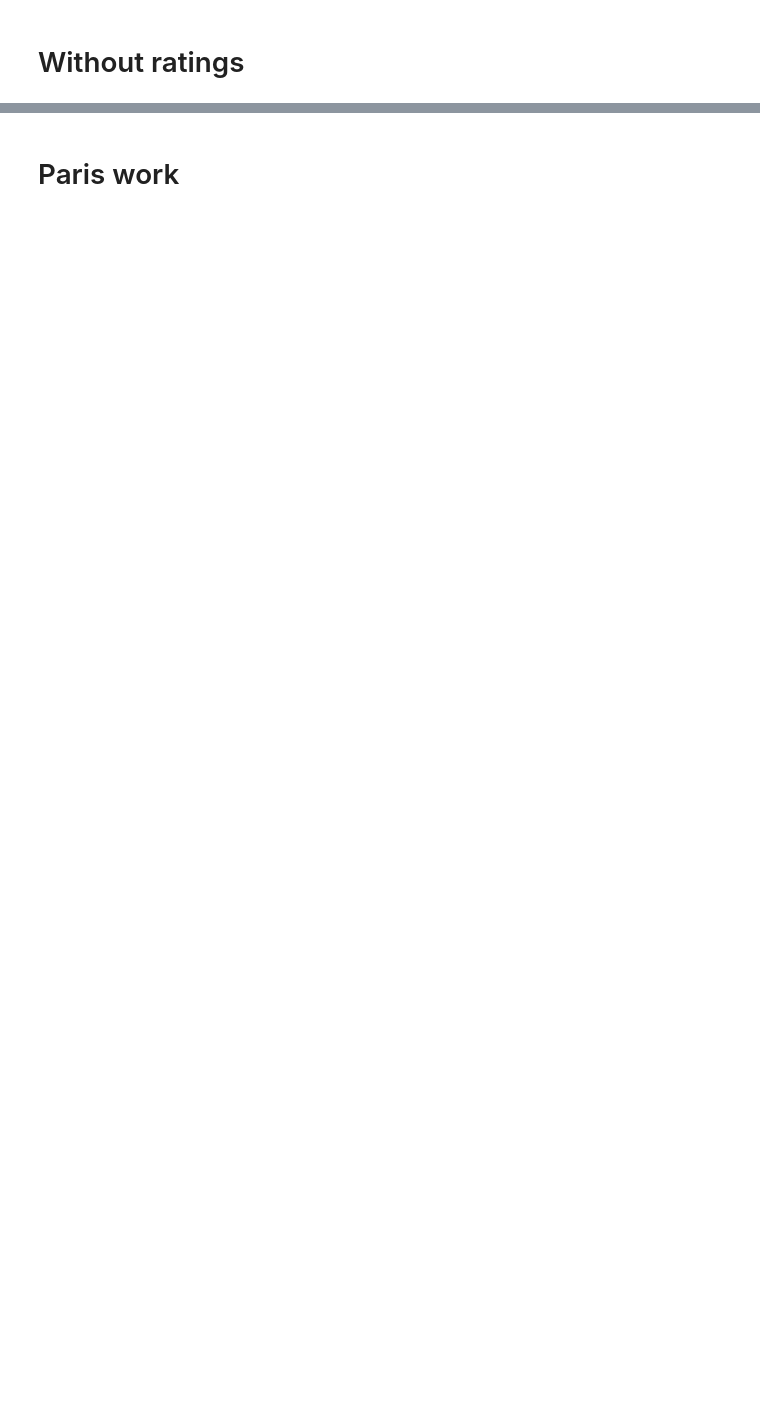
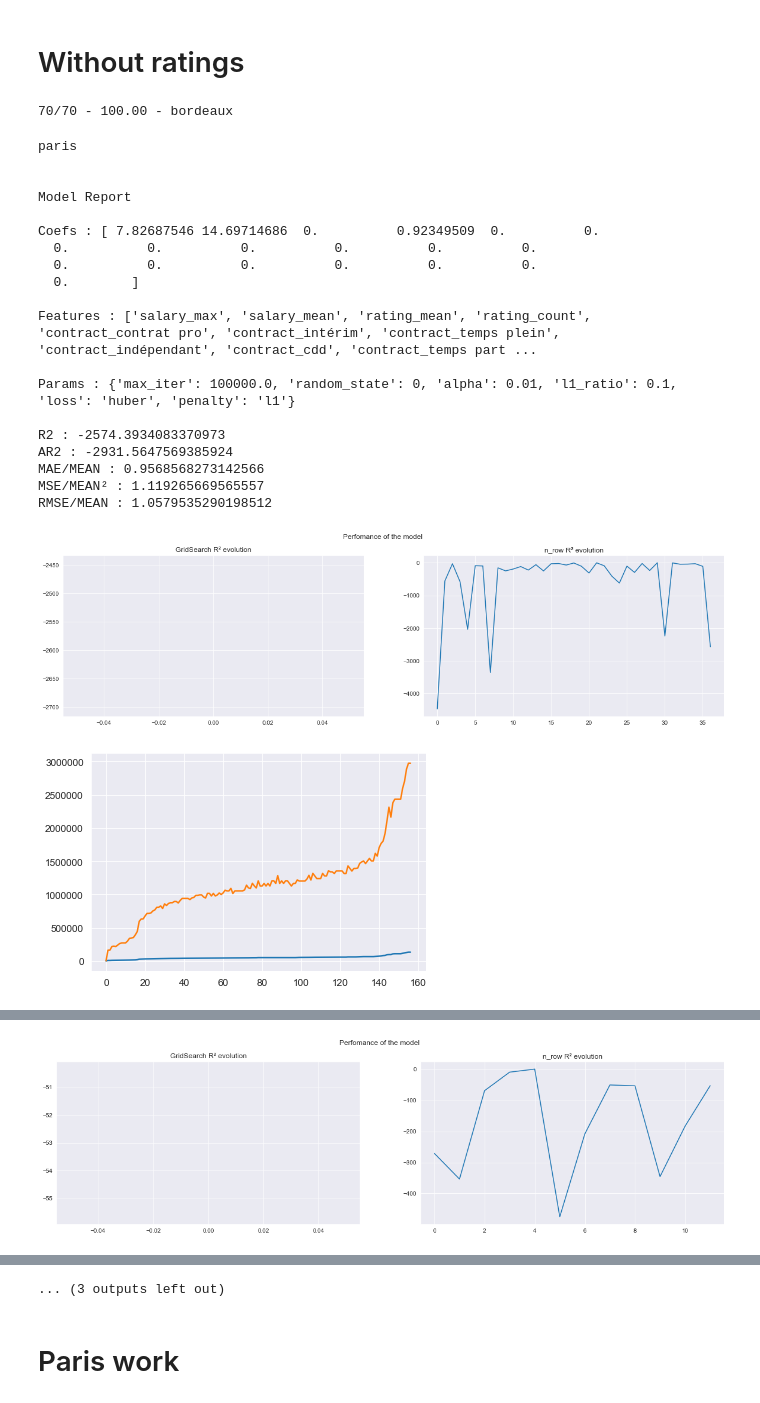
Before and after one commit to Simplon-Nancy-3/indeed, a Jupyter notebook: sgd_model.ipynb, the cells around one changed output, grey strips where cells are left out. Cells and saved outputs as stored; diff of their text form; code cells hidden in the pictures; blank space fills up the shorter version.

```diff
--- a/sgd_model.ipynb
+++ b/sgd_model.ipynb
@@ -242,2 +322,39 @@ for key, value in data.items():
 # %% [markdown]
 # Without ratings
+# %%
+list(df.columns[3:14]) + list(df.columns[18:])
+for key, value in data.items():
+    clear_output(wait=True)
+    params, grid_metrics = multi_search(PARAMS, value['X_train'], value['X_test'], value['y_train'], value['y_test'], features, msg=key)
+    n_row_metrics, coefs = n_row_search(params, value['X_train'], value['X_test'], value['y_train'], value['y_test'], features, msg=key)
+    data[key].update({'params':params, 'grid_metrics':grid_metrics, 'n_row_metrics':n_row_metrics, 'coefs':coefs})
+# %% [output]
+70/70 - 100.00 - bordeaux
+# %%
+list(df.columns[3:14]) + list(df.columns[18:])
+for key, value in data.items():
+    print('{}\n'.format(key))
+    plot_searchs(value['params'], np.array(value['grid_metrics']), np.array(value['n_row_metrics']), value['coefs'], features)
+    plot_pred(value['params'], value['X_train'], value['X_test'], value['y_train'], value['y_test'], features)
+# %% [output]
+paris
+
+
+Model Report
+
+Coefs : [ 7.82687546 14.69714686  0.          0.92349509  0.          0.
+  0.          0.          0.          0.          0.          0.
+  0.          0.          0.          0.          0.          0.
+  0.        ]
+
+Features : ['salary_max', 'salary_mean', 'rating_mean', 'rating_count', 'contract_contrat pro', 'contract_intérim', 'contract_temps plein', 'contract_indépendant', 'contract_cdd', 'contract_temps part ...
+
+Params : {'max_iter': 100000.0, 'random_state': 0, 'alpha': 0.01, 'l1_ratio': 0.1, 'loss': 'huber', 'penalty': 'l1'}
+
+R2 : -2574.3934083370973
+AR2 : -2931.5647569385924
+MAE/MEAN : 0.9568568273142566
+MSE/MEAN² : 1.119265669565557
+RMSE/MEAN : 1.0579535290198512
+[figure, added]
+[figure, added]
@@ -243,0 +380 @@ for key, value in data.items():
+[figure, added]
@@ -244,3 +425,4 @@ for key, value in data.items():
+... (3 outputs left out)
 # %% [markdown]
 # Paris work
 # %%
```
Also changed, not shown: parts of 8 cells of this notebook, 10 other files.
